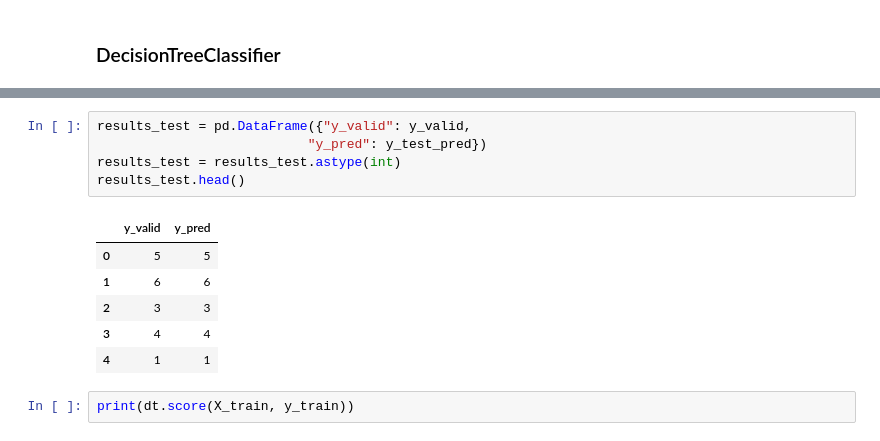
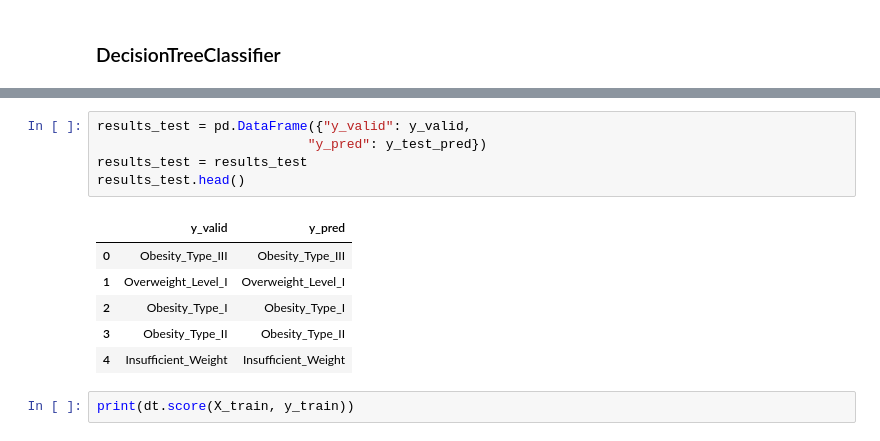
Before and after one commit to CheeseGue/DataScience, a Jupyter notebook: GithubWithKaggle/model-obesity.ipynb, the cells around one changed output, grey strips where cells are left out. Cells and saved outputs as stored; diff of their text form.

Commit message:
Kaggle Notebook | Model_Obesity | Version 3

```diff
--- a/GithubWithKaggle/model-obesity.ipynb
+++ b/GithubWithKaggle/model-obesity.ipynb
@@ -187,15 +188,15 @@ print(y_test_pred)
 # %%
 results_test = pd.DataFrame({"y_valid": y_valid,
                            "y_pred": y_test_pred})
-results_test = results_test.astype(int)
+results_test = results_test
 results_test.head()
 # %% [output]
 |  | y_valid | y_pred |
-| 0 | 5 | 5 |
-| 1 | 6 | 6 |
-| 2 | 3 | 3 |
-| 3 | 4 | 4 |
-| 4 | 1 | 1 |
+| 0 | Obesity_Type_III | Obesity_Type_III |
+| 1 | Overweight_Level_I | Overweight_Level_I |
+| 2 | Obesity_Type_I | Obesity_Type_I |
+| 3 | Obesity_Type_II | Obesity_Type_II |
+| 4 | Insufficient_Weight | Insufficient_Weight |
 # %%
 print(dt.score(X_train, y_train))
 # %% [output]
```
Also changed, not shown: parts of 13 cells of this notebook.
